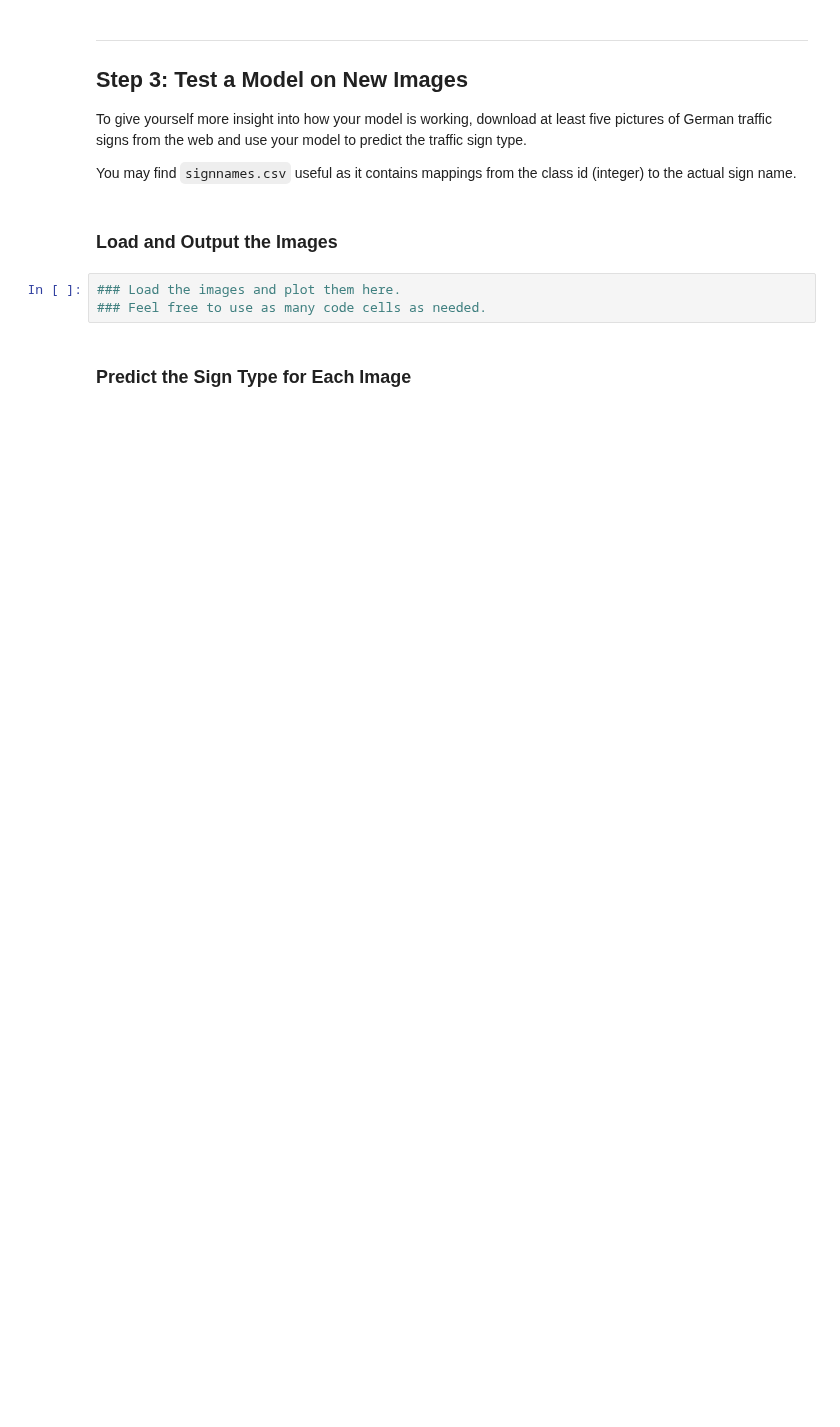
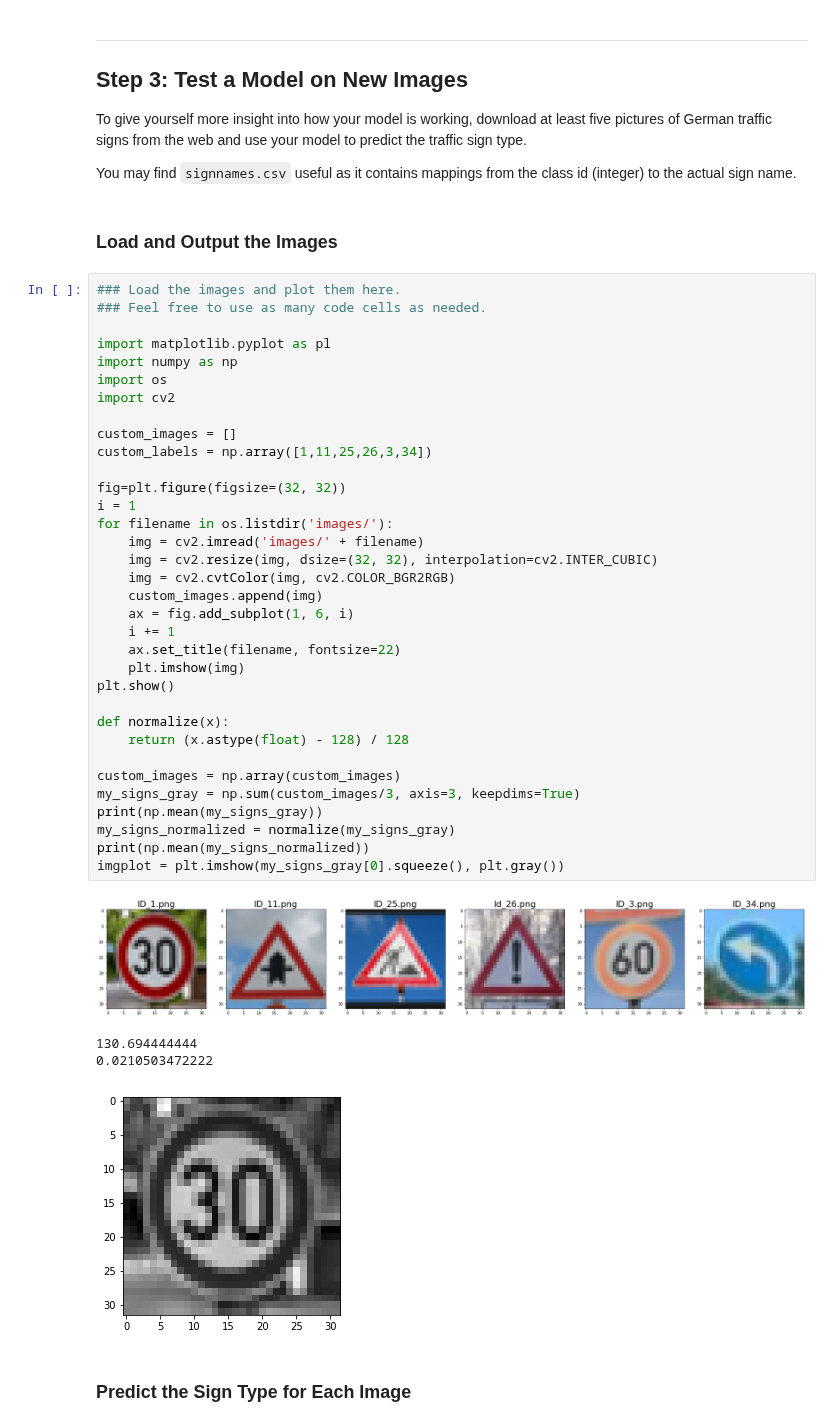
Before and after one commit to vishnuGovindaraj/Traffic-Sign-Classifier, a Jupyter notebook: Traffic_Sign_Classifier.ipynb, the cells around one changed output. Cells and saved outputs as stored; diff of their text form; blank space fills up the shorter version.

```diff
--- a/Traffic_Sign_Classifier.ipynb
+++ b/Traffic_Sign_Classifier.ipynb
@@ -379,9 +388,45 @@ To give yourself more insight into how your model is working, download at least
 You may find `signnames.csv` useful as it contains mappings from the class id (integer) to the actual sign name.
 # %% [markdown]
 ### Load and Output the Images
-# %%
-### Load the images and plot them here.
-### Feel free to use as many code cells as needed.
+# %%
+### Load the images and plot them here.
+### Feel free to use as many code cells as needed.
+
+import matplotlib.pyplot as pl
+import numpy as np
+import os
+import cv2
+
+custom_images = []
+custom_labels = np.array([1,11,25,26,3,34])
+
+fig=plt.figure(figsize=(32, 32))
+i = 1
+for filename in os.listdir('images/'):
+    img = cv2.imread('images/' + filename)
+    img = cv2.resize(img, dsize=(32, 32), interpolation=cv2.INTER_CUBIC)
+    img = cv2.cvtColor(img, cv2.COLOR_BGR2RGB)
+    custom_images.append(img)
+    ax = fig.add_subplot(1, 6, i)
+    i += 1
+    ax.set_title(filename, fontsize=22)
+    plt.imshow(img)
+plt.show()
+
+def normalize(x):
+    return (x.astype(float) - 128) / 128
+
+custom_images = np.array(custom_images)
+my_signs_gray = np.sum(custom_images/3, axis=3, keepdims=True)
+print(np.mean(my_signs_gray))
+my_signs_normalized = normalize(my_signs_gray)
+print(np.mean(my_signs_normalized))
+imgplot = plt.imshow(my_signs_gray[0].squeeze(), plt.gray())
+# %% [output]
+[figure, added]
+130.694444444
+0.0210503472222
+[figure, added]
 # %% [markdown]
 ### Predict the Sign Type for Each Image
 # %%
```
Also changed, not shown: parts of 8 cells of this notebook.
